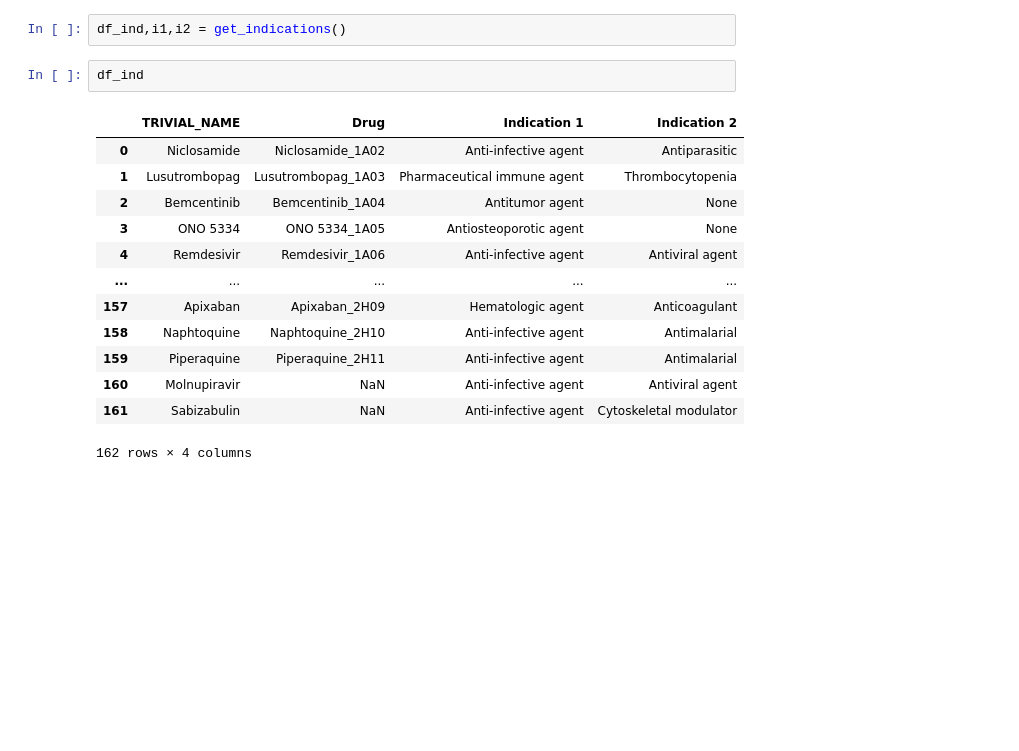
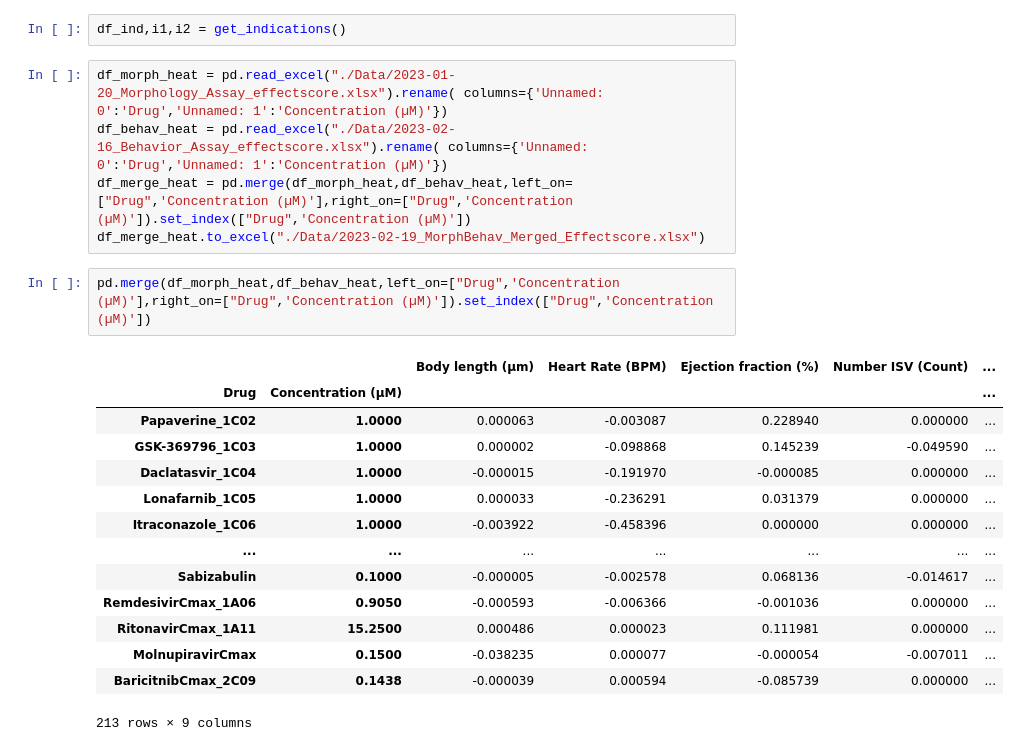
Before and after one commit to MercaderLabAnatomy/CoVasc_DataApp, a Jupyter notebook: Untitled.ipynb, the cells around one changed output. Drawn from its saved outputs; the diff is of its cells as text; blank space fills up the shorter version.

Commit message:
Update heatmap with new drugs

```diff
--- a/Untitled.ipynb
+++ b/Untitled.ipynb
@@ -185,18 +185,24 @@ def get_indications():
 # %%
 df_ind,i1,i2 = get_indications()
 # %%
-df_ind
+df_morph_heat = pd.read_excel("./Data/2023-01-20_Morphology_Assay_effectscore.xlsx").rename( columns={'Unnamed: 0':'Drug','Unnamed: 1':'Concentration (µM)'})
+df_behav_heat = pd.read_excel("./Data/2023-02-16_Behavior_Assay_effectscore.xlsx").rename( columns={'Unnamed: 0':'Drug','Unnamed: 1':'Concentration (µM)'})
+df_merge_heat = pd.merge(df_morph_heat,df_behav_heat,left_on=["Drug",'Concentration (µM)'],right_on=["Drug",'Concentration (µM)']).set_index(["Drug",'Concentration (µM)'])
+df_merge_heat.to_excel("./Data/2023-02-19_MorphBehav_Merged_Effectscore.xlsx")
-# %% [output]
-|  | TRIVIAL_NAME | Drug | Indication 1 | Indication 2 |
-| 0 | Niclosamide | Niclosamide_1A02 | Anti-infective agent | Antiparasitic |
-| 1 | Lusutrombopag | Lusutrombopag_1A03 | Pharmaceutical immune agent | Thrombocytopenia |
-| 2 | Bemcentinib | Bemcentinib_1A04 | Antitumor agent | None |
-| 3 | ONO 5334 | ONO 5334_1A05 | Antiosteoporotic agent | None |
-| 4 | Remdesivir | Remdesivir_1A06 | Anti-infective agent | Antiviral agent |
-| ... | ... | ... | ... | ... |
-| 157 | Apixaban | Apixaban_2H09 | Hematologic agent | Anticoagulant |
-| 158 | Naphtoquine | Naphtoquine_2H10 | Anti-infective agent | Antimalarial |
-| 159 | Piperaquine | Piperaquine_2H11 | Anti-infective agent | Antimalarial |
-| 160 | Molnupiravir | NaN | Anti-infective agent | Antiviral agent |
-| 161 | Sabizabulin | NaN | Anti-infective agent | Cytoskeletal modulator |
-162 rows × 4 columns
+# %%
+pd.merge(df_morph_heat,df_behav_heat,left_on=["Drug",'Concentration (µM)'],right_on=["Drug",'Concentration (µM)']).set_index(["Drug",'Concentration (µM)'])
+# %% [output]
+|  |  | Body length (µm) | Heart Rate (BPM) | Ejection fraction (%) | Number ISV (Count) | ... |
+| Drug | Concentration (µM) |  |  |  |  | ... |
+| Papaverine_1C02 | 1.0000 | 0.000063 | -0.003087 | 0.228940 | 0.000000 | ... |
+| GSK-369796_1C03 | 1.0000 | 0.000002 | -0.098868 | 0.145239 | -0.049590 | ... |
+| Daclatasvir_1C04 | 1.0000 | -0.000015 | -0.191970 | -0.000085 | 0.000000 | ... |
+| Lonafarnib_1C05 | 1.0000 | 0.000033 | -0.236291 | 0.031379 | 0.000000 | ... |
+| Itraconazole_1C06 | 1.0000 | -0.003922 | -0.458396 | 0.000000 | 0.000000 | ... |
+| ... | ... | ... | ... | ... | ... | ... |
+| Sabizabulin | 0.1000 | -0.000005 | -0.002578 | 0.068136 | -0.014617 | ... |
+| RemdesivirCmax_1A06 | 0.9050 | -0.000593 | -0.006366 | -0.001036 | 0.000000 | ... |
+| RitonavirCmax_1A11 | 15.2500 | 0.000486 | 0.000023 | 0.111981 | 0.000000 | ... |
+| MolnupiravirCmax | 0.1500 | -0.038235 | 0.000077 | -0.000054 | -0.007011 | ... |
+| BaricitnibCmax_2C09 | 0.1438 | -0.000039 | 0.000594 | -0.085739 | 0.000000 | ... |
+213 rows × 9 columns
```
Also changed, not shown: 2 other files.
